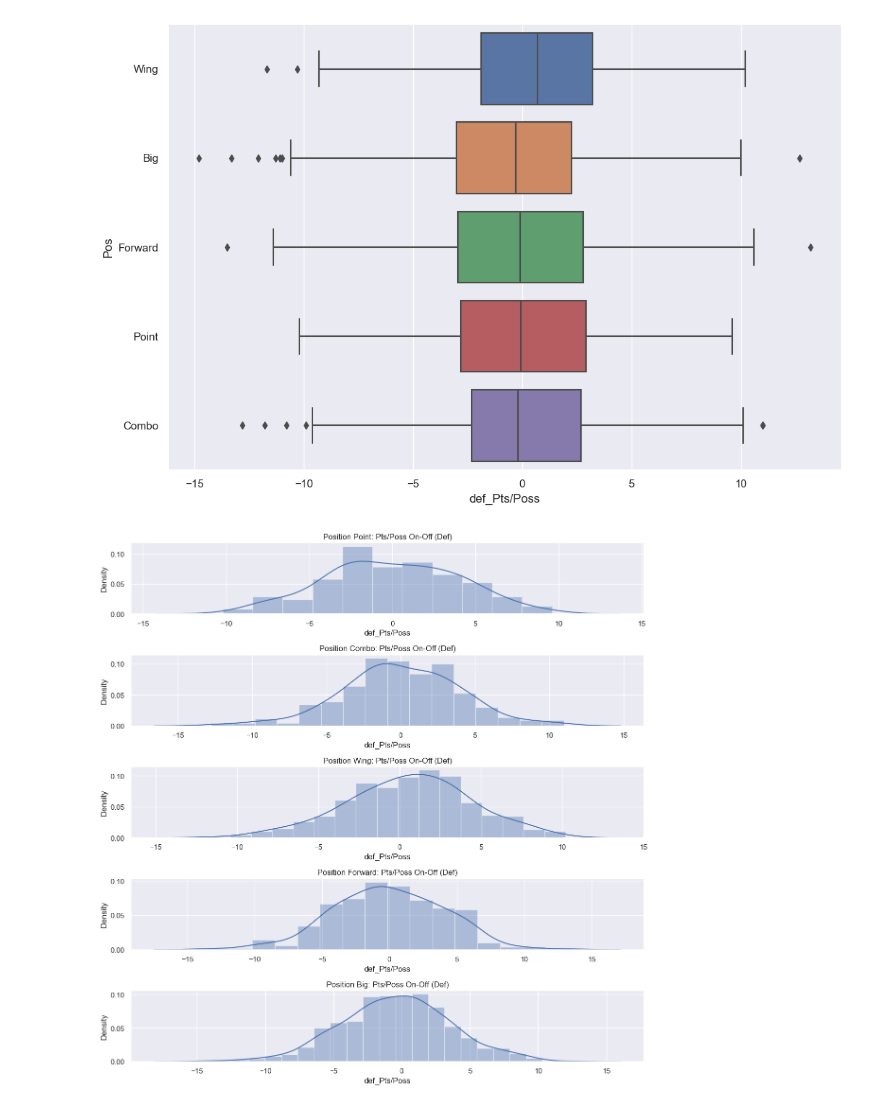
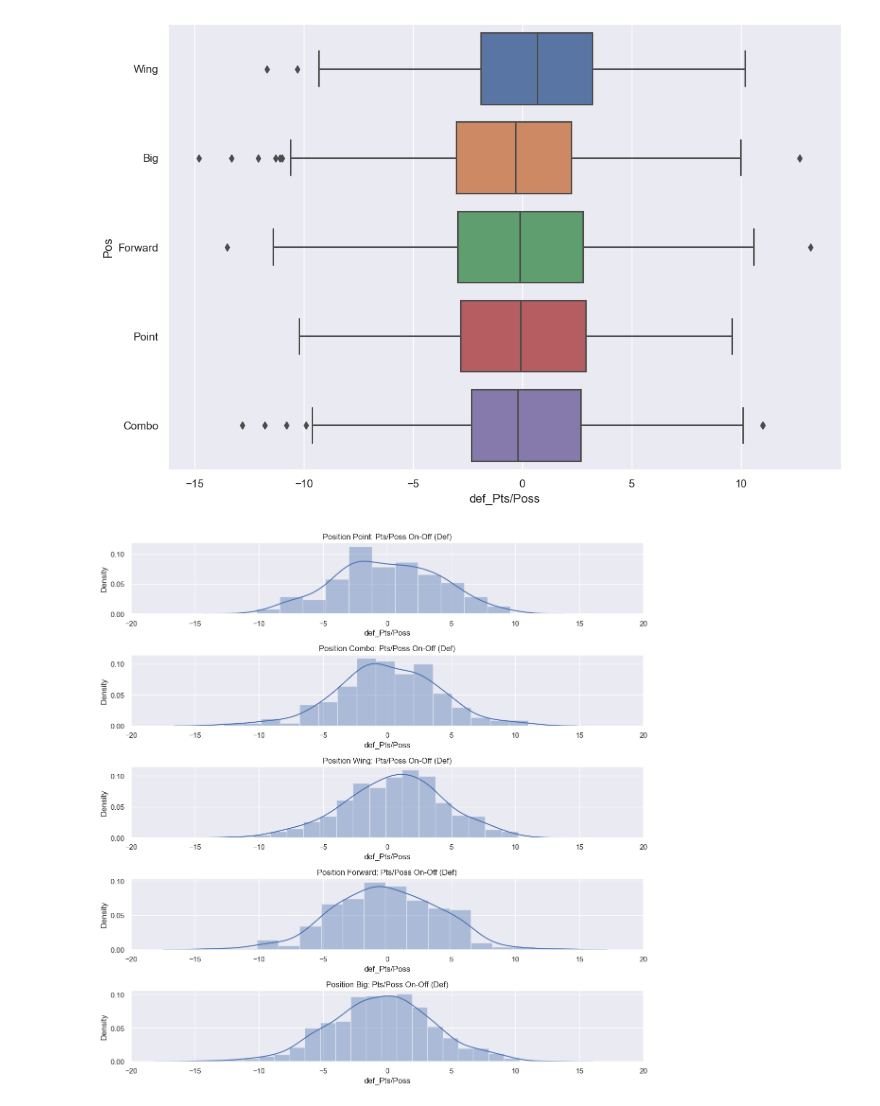
Before and after one commit to xulianrenzoku/synergy_app_clustering, a Jupyter notebook: scrapers/ctg_on_off_scraper.ipynb, the cells around one changed output. Cells and saved outputs as stored; diff of their text form; code cells hidden in the pictures.

```diff
--- a/scrapers/ctg_on_off_scraper.ipynb
+++ b/scrapers/ctg_on_off_scraper.ipynb
@@ -145,9 +147,10 @@ sns.boxplot(x='def_Pts/Poss', y='Pos', data=df)
 # %%
 figsize(12, 12)
 for i, pos in enumerate(positions, 1):
     plt.subplot(5, 1, i)
     sns.distplot(df[df['Pos'] == pos]['def_Pts/Poss'])
     plt.title(f'Position {pos}: Pts/Poss On-Off (Def)')
+    plt.xlim(-20, 20)
 plt.tight_layout()
 # %% [output]
-[figure, old version]
+[figure, new version]
```
Also changed, not shown: parts of 1 cell of this notebook.
